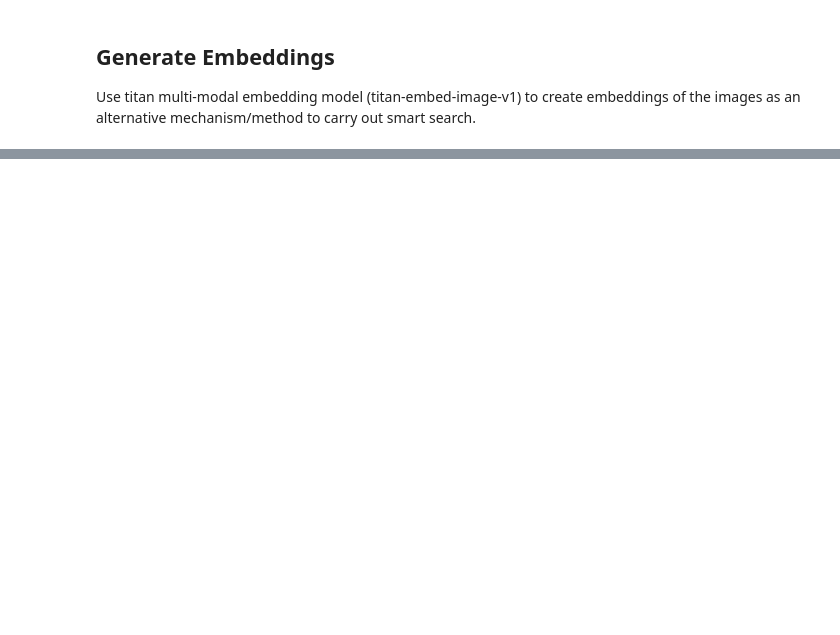
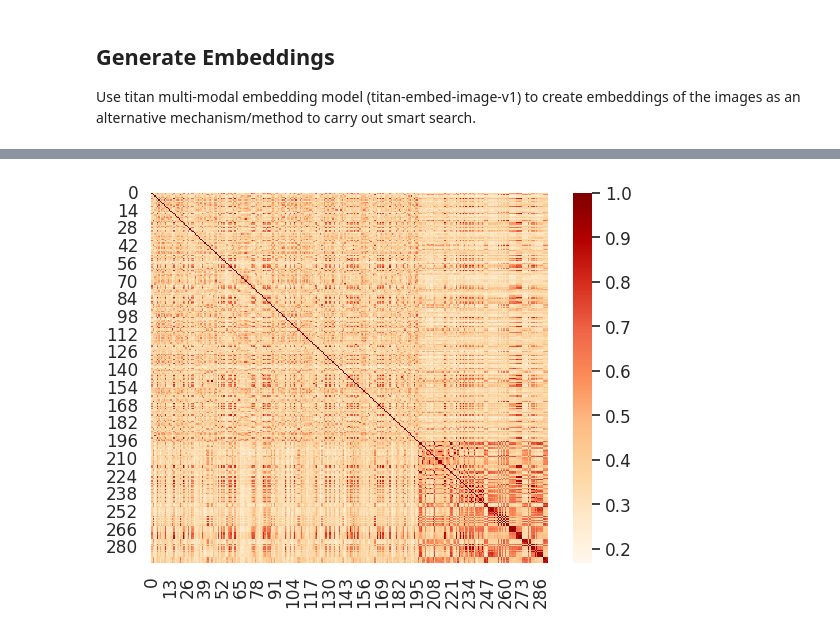
Before and after one commit to nagibshah/semantic-media-search, a Jupyter notebook: 2-data-enrichment.ipynb, the cells around one changed output, grey strips where cells are left out. Drawn from its saved outputs; the diff is of its cells as text; code cells hidden in the pictures; blank space fills up the shorter version.

```diff
--- a/2-data-enrichment.ipynb
+++ b/2-data-enrichment.ipynb
@@ -197,0 +235,13 @@ Use titan multi-modal embedding model (titan-embed-image-v1) to create embedding
+# %%
+# lets generate the embeddings for the same test image
+
+embedding = generate_embeddings(test_image_path)["embedding"]
+# %%
+# generate the embeddings for all the images in the dataset
+multimodal_embeddings_img = []
+
+for idx, image in df_metadata.iterrows():
+    embedding = generate_embeddings(imgpath=image['path'])["embedding"]
+    multimodal_embeddings_img.append(embedding)
+
+df_metadata = df_metadata.assign(embeddings=multimodal_embeddings_img)
@@ -197,0 +263,6 @@ Use titan multi-modal embedding model (titan-embed-image-v1) to create embedding
+# %%
+# generate a similarity heatmap of the images in the dataset based on the embeddings
+# the heatmap should theoretically indicate distinct patches for baseball, savannah, lion due to addition of fabiracated images
+plot_similarity_heatmap(multimodal_embeddings_img, multimodal_embeddings_img)
+# %% [output]
+[figure, added]
```
Also changed, not shown: parts of 6 cells of this notebook, 3 other files.
